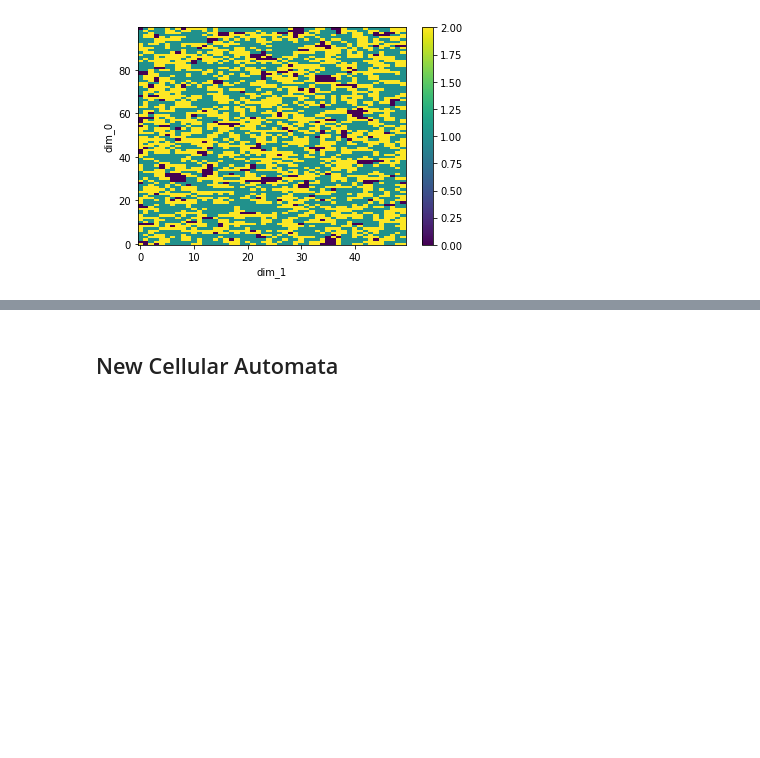
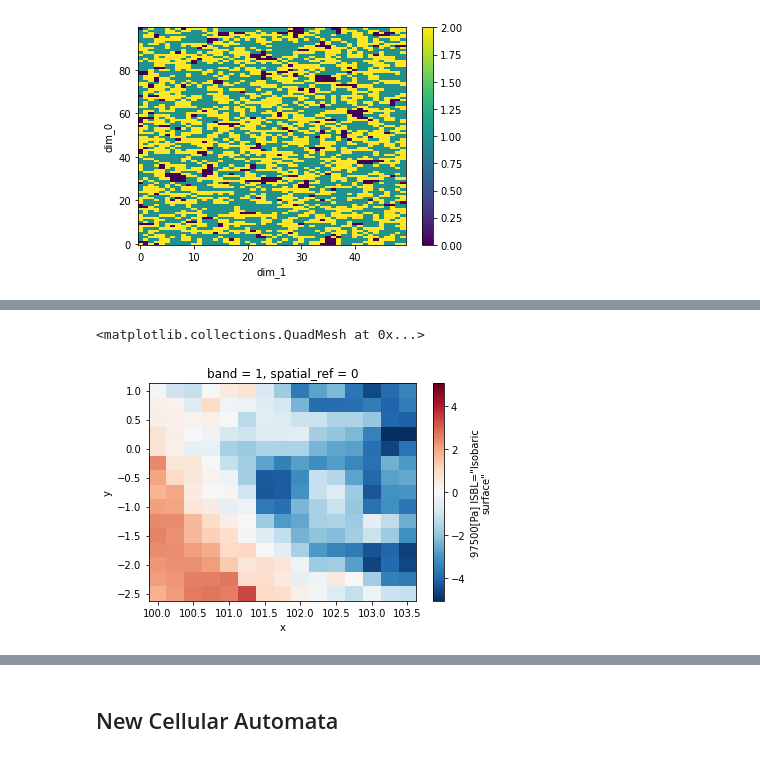
Before and after one commit to cesaraustralia/WindDispersalForecastTool, a Jupyter notebook: Scripts/CA_codes_example.ipynb, the cells around one changed output, grey strips where cells are left out. Drawn from its saved outputs; the diff is of its cells as text; code cells hidden in the pictures; blank space fills up the shorter version.

```diff
--- a/Scripts/CA_codes_example.ipynb
+++ b/Scripts/CA_codes_example.ipynb
@@ -152,0 +180,6 @@ xr.DataArray(new).plot()
+# %%
+r = rr.isel(x = range(15), y = range(15))
+r.plot()
+# %% [output]
+<matplotlib.collections.QuadMesh at 0x...>
+[figure, added]
```
Also changed, not shown: parts of 11 cells of this notebook, 1 other file.
